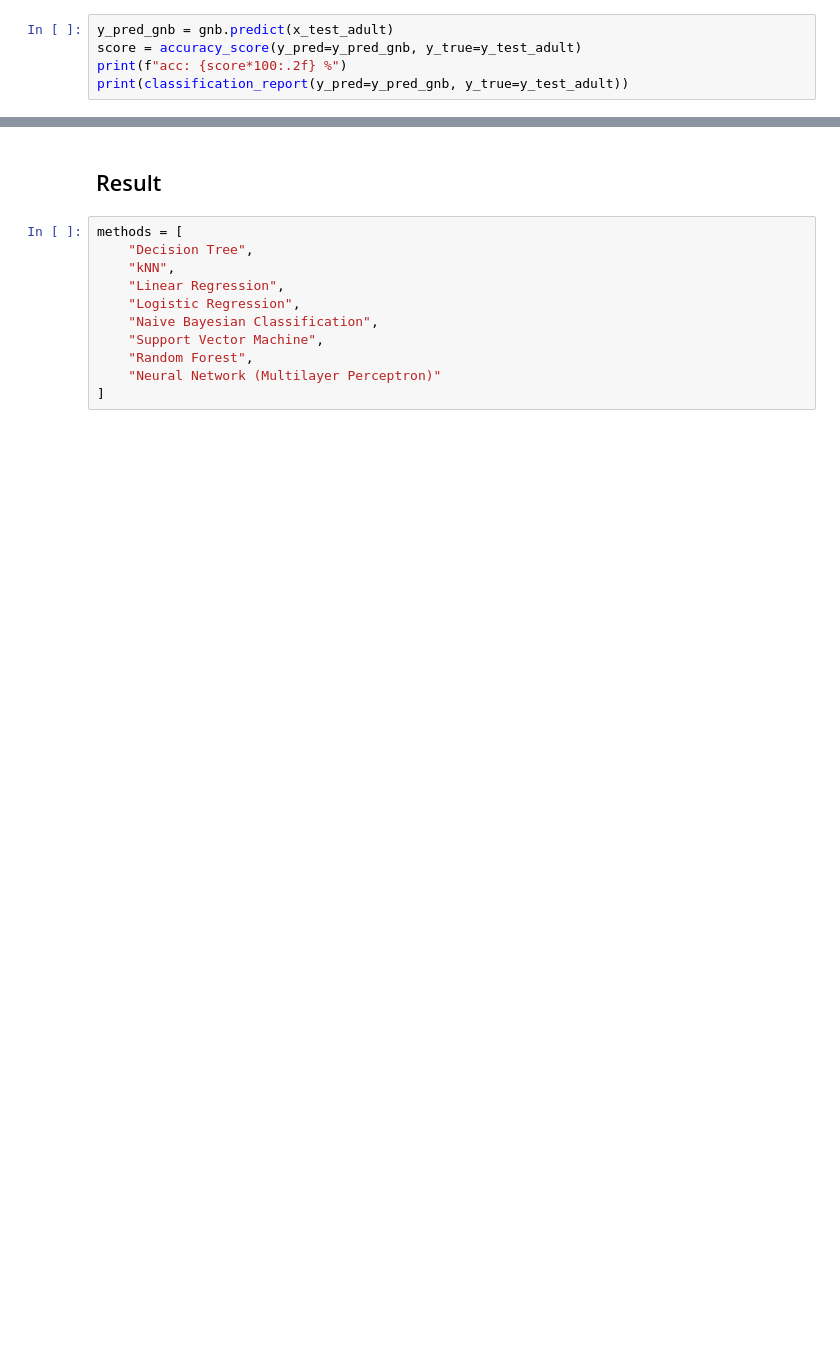
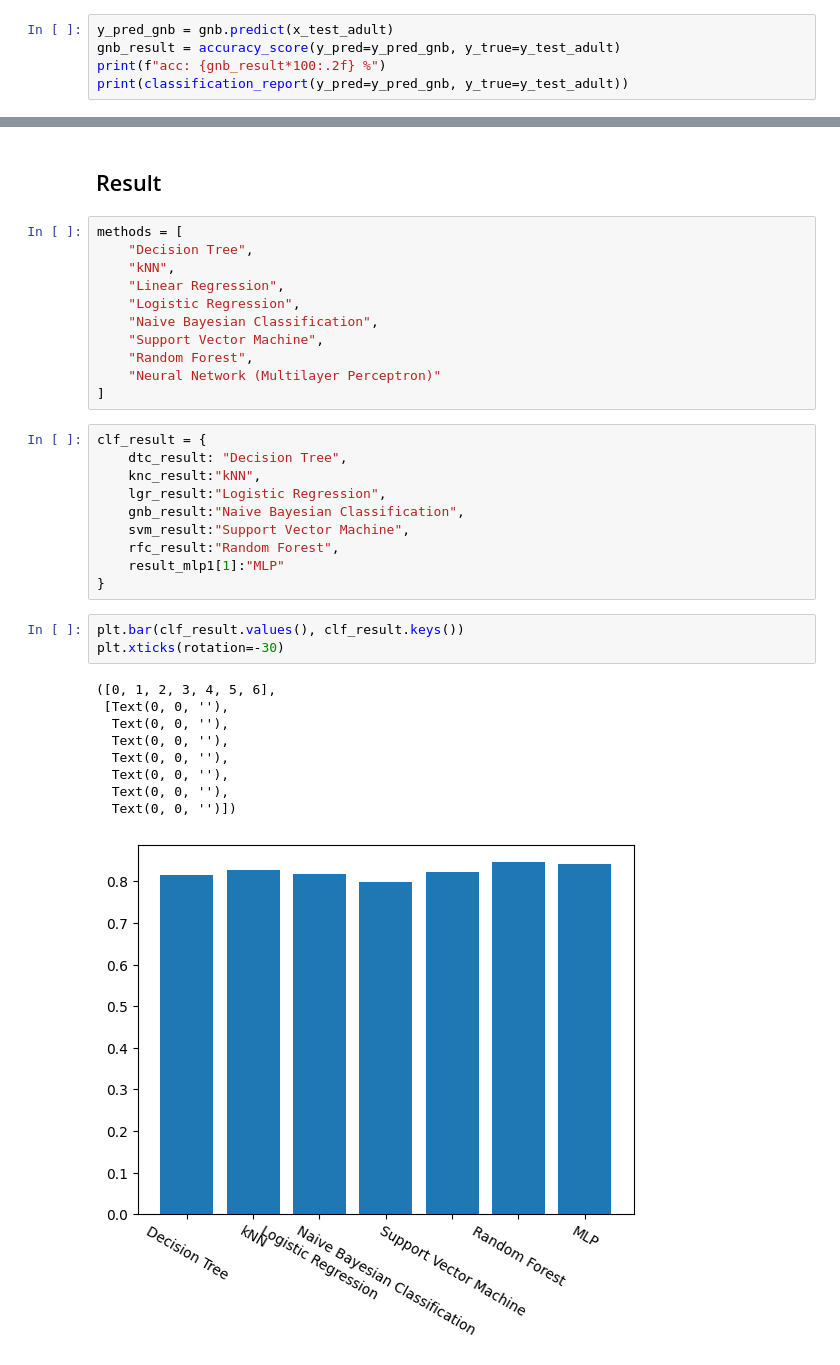
Before and after one commit to harouzie/ml-master, a Jupyter notebook: D4/[ML] D4_summary.ipynb, the cells around one changed output, grey strips where cells are left out. Saved outputs shown, nothing was run; the diff lists cells and outputs as text; blank space fills up the shorter version.

Commit message:
result vslize

```diff
--- a/D4/[ML] D4_summary.ipynb
+++ b/D4/[ML] D4_summary.ipynb
@@ -206,7 +206,7 @@ gnb.fit(x_train_adult, y_train_adult)
 GaussianNB()
 # %%
 y_pred_gnb = gnb.predict(x_test_adult)
-score = accuracy_score(y_pred=y_pred_gnb, y_true=y_test_adult)
-print(f"acc: {score*100:.2f} %")
+gnb_result = accuracy_score(y_pred=y_pred_gnb, y_true=y_test_adult)
+print(f"acc: {gnb_result*100:.2f} %")
 print(classification_report(y_pred=y_pred_gnb, y_true=y_test_adult))
 # %% [output]
@@ -383,3 +383,26 @@ methods = [
     "Random Forest",
     "Neural Network (Multilayer Perceptron)"
 ]
+# %%
+clf_result = {
+    dtc_result: "Decision Tree",
+    knc_result:"kNN",
+    lgr_result:"Logistic Regression",
+    gnb_result:"Naive Bayesian Classification",
+    svm_result:"Support Vector Machine",
+    rfc_result:"Random Forest",
+    result_mlp1[1]:"MLP"
+}
+# %%
+plt.bar(clf_result.values(), clf_result.keys())
+plt.xticks(rotation=-30)
+# %% [output]
+([0, 1, 2, 3, 4, 5, 6],
+ [Text(0, 0, ''),
+  Text(0, 0, ''),
+  Text(0, 0, ''),
+  Text(0, 0, ''),
+  Text(0, 0, ''),
+  Text(0, 0, ''),
+  Text(0, 0, '')])
+[figure, added]
```
Also changed, not shown: parts of 17 cells of this notebook.
